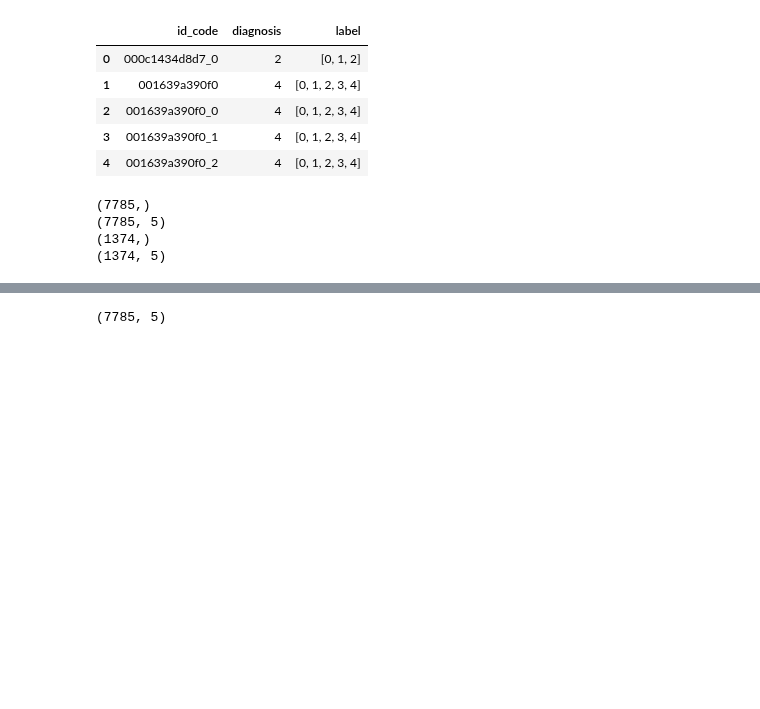
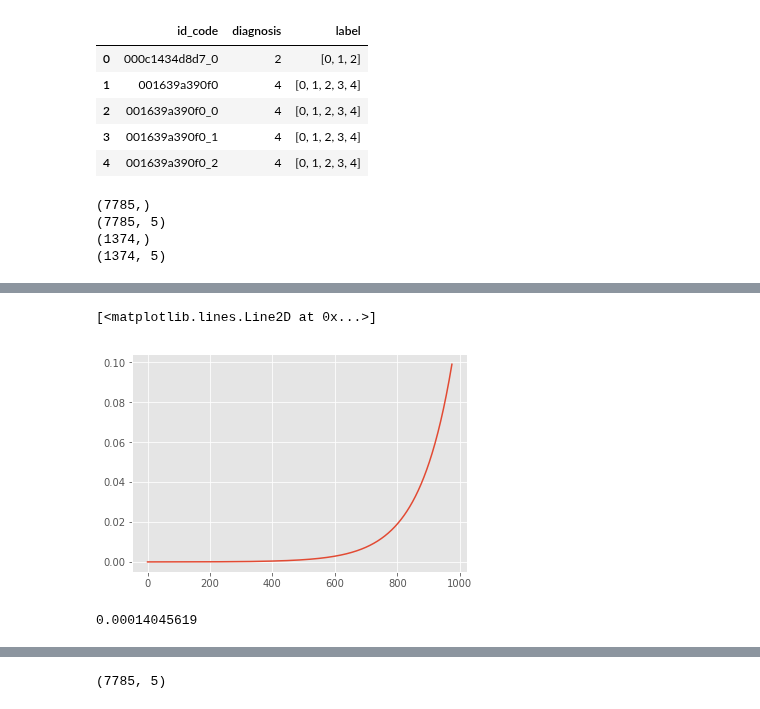
Before and after one commit to MittalNeha/retinopathy-kaggle, a Jupyter notebook: EfficientNet_multilabel.ipynb, the cells around one changed output, grey strips where cells are left out. Cells and saved outputs as stored; diff of their text form; code cells hidden in the pictures; blank space fills up the shorter version.

```diff
--- a/EfficientNet_multilabel.ipynb
+++ b/EfficientNet_multilabel.ipynb
@@ -313,0 +441,9 @@ def create_model(input_shape, n_out, model_weights):
+# %%
+plt.plot(lr_finder.lrs)
+# %% [output]
+[<matplotlib.lines.Line2D at 0x...>]
+[figure, added]
+# %%
+lr_finder.lrs[280]
+# %% [output]
+0.00014045619
```
Also changed, not shown: parts of 28 cells of this notebook.
